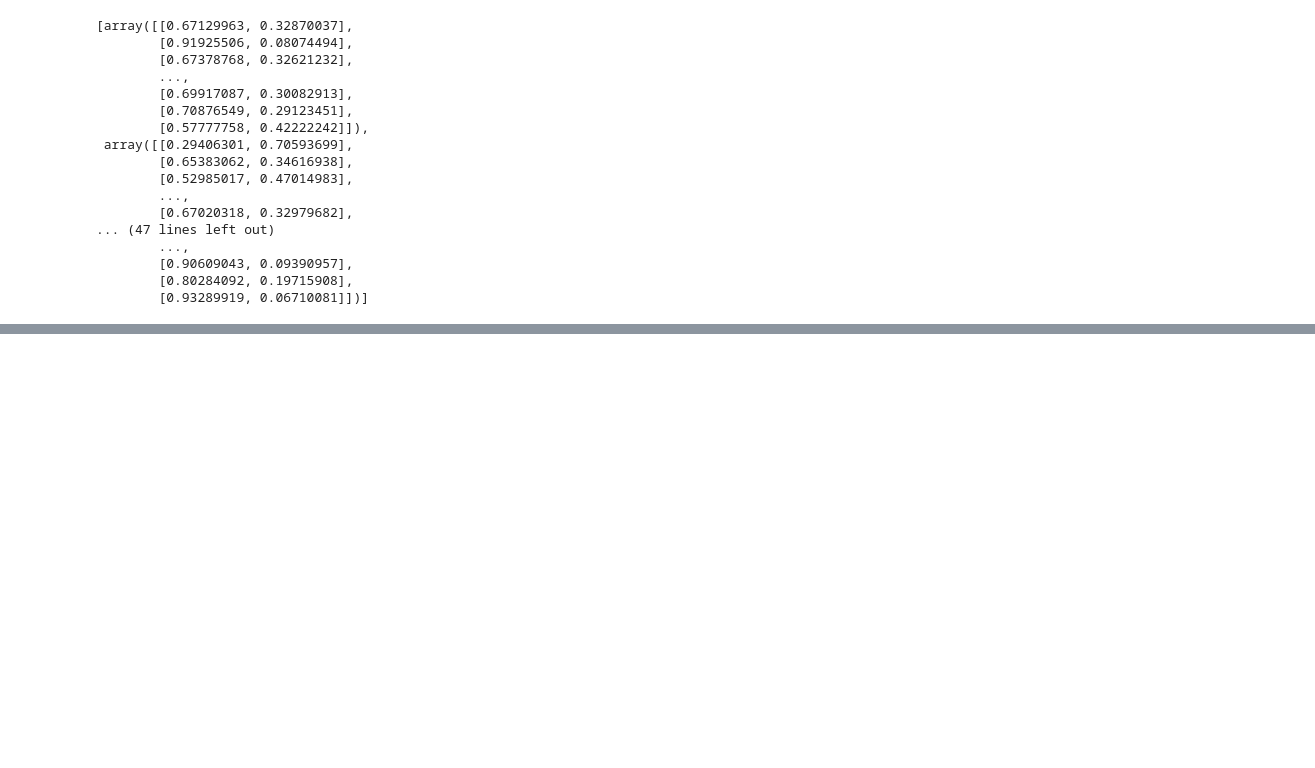
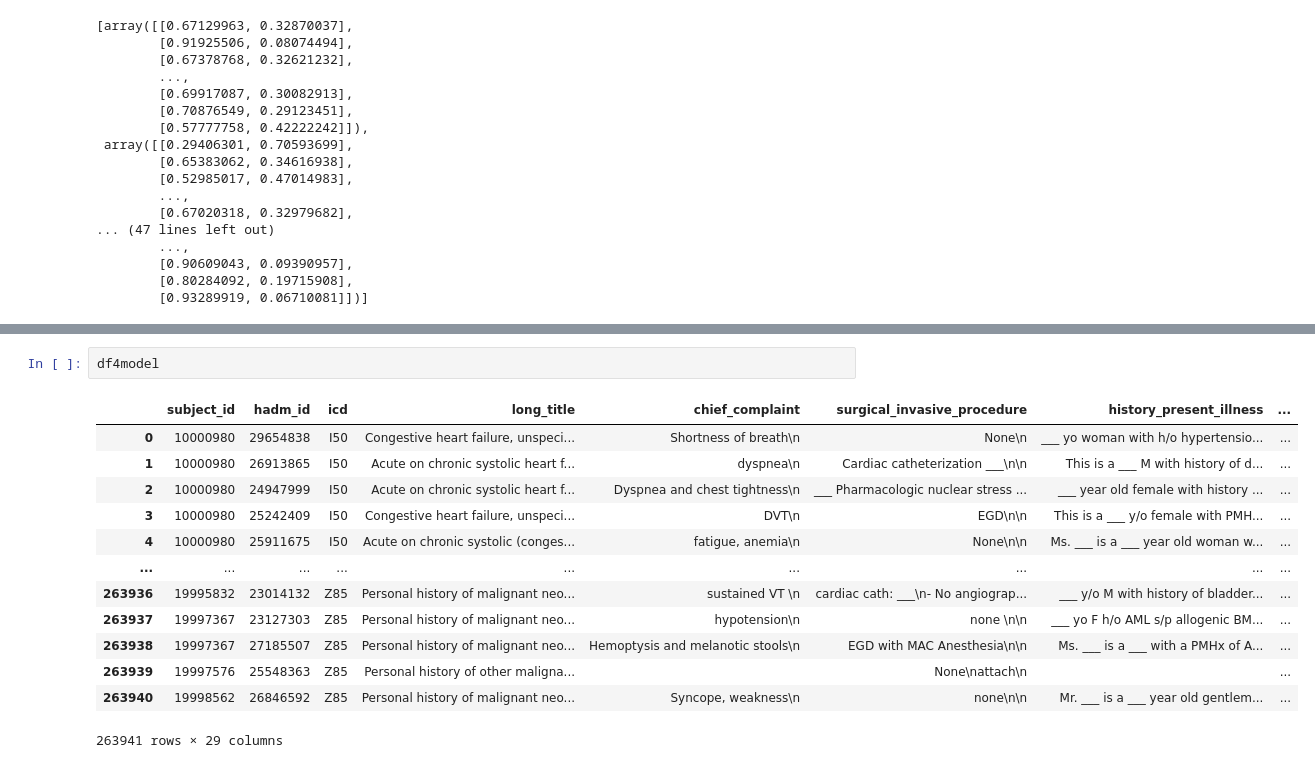
Before and after one commit to smitamisra/EHR_exploration, a Jupyter notebook: notebooks/tokenization_classification.ipynb, the cells around one changed output, grey strips where cells are left out. Cells and saved outputs as stored; diff of their text form; blank space fills up the shorter version.

```diff
--- a/notebooks/tokenization_classification.ipynb
+++ b/notebooks/tokenization_classification.ipynb
@@ -609,0 +631,16 @@ NB_pipeline.predict_proba(X_test)
+# %%
+df4model
+# %% [output]
+|  | subject_id | hadm_id | icd | long_title | chief_complaint | surgical_invasive_procedure | history_present_illness | ... |
+| 0 | 10000980 | 29654838 | I50 | Congestive heart failure, unspeci... | Shortness of breath\n | None\n | ___ yo woman with h/o hypertensio... | ... |
+| 1 | 10000980 | 26913865 | I50 | Acute on chronic systolic heart f... | dyspnea\n | Cardiac catheterization ___\n\n | This is a ___ M with history of d... | ... |
+| 2 | 10000980 | 24947999 | I50 | Acute on chronic systolic heart f... | Dyspnea and chest tightness\n | ___ Pharmacologic nuclear stress ... | ___ year old female with history ... | ... |
+| 3 | 10000980 | 25242409 | I50 | Congestive heart failure, unspeci... | DVT\n | EGD\n\n | This is a ___ y/o female with PMH... | ... |
+| 4 | 10000980 | 25911675 | I50 | Acute on chronic systolic (conges... | fatigue, anemia\n | None\n\n | Ms. ___ is a ___ year old woman w... | ... |
+| ... | ... | ... | ... | ... | ... | ... | ... | ... |
+| 263936 | 19995832 | 23014132 | Z85 | Personal history of malignant neo... | sustained VT \n | cardiac cath: ___\n- No angiograp... | ___ y/o M with history of bladder... | ... |
+| 263937 | 19997367 | 23127303 | Z85 | Personal history of malignant neo... | hypotension\n | none \n\n | ___ yo F h/o AML s/p allogenic BM... | ... |
+| 263938 | 19997367 | 27185507 | Z85 | Personal history of malignant neo... | Hemoptysis and melanotic stools\n | EGD with MAC Anesthesia\n\n | Ms. ___ is a ___ with a PMHx of A... | ... |
+| 263939 | 19997576 | 25548363 | Z85 | Personal history of other maligna... |  | None\nattach\n |  | ... |
+| 263940 | 19998562 | 26846592 | Z85 | Personal history of malignant neo... | Syncope, weakness\n | none\n\n | Mr. ___ is a ___ year old gentlem... | ... |
+263941 rows × 29 columns
```
Also changed, not shown: parts of 11 cells of this notebook, 1 other file.
